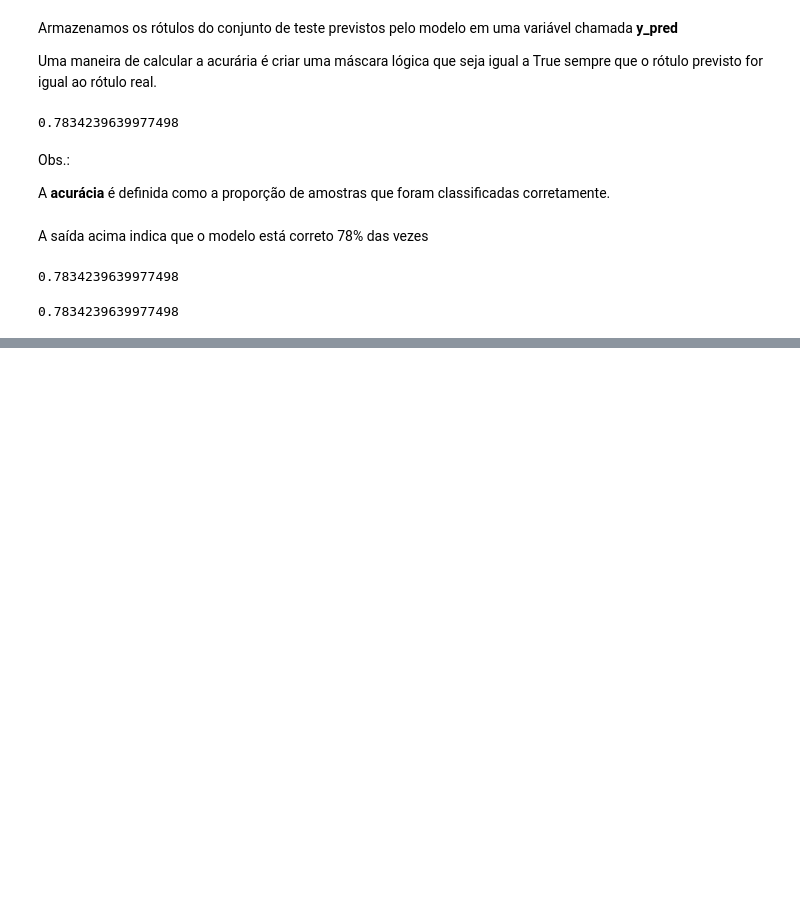
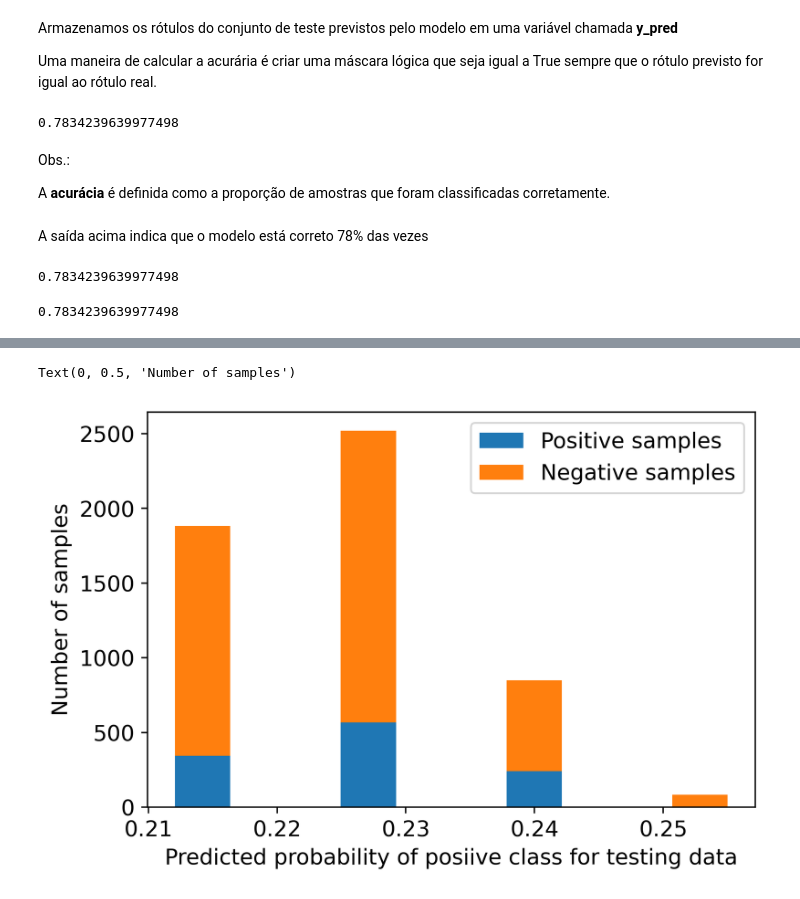
Before and after one commit to renatogcruz/pos_data_science_analytics, a Jupyter notebook: data_science/projetos_de_ciencias_de_dados_com_python/Cap 2 - Introdução ao Scikit-Learn e avaliação do modelo.ipynb, the cells around one changed output, grey strips where cells are left out. Saved outputs shown, nothing was run; the diff lists cells and outputs as text; code cells hidden in the pictures; blank space fills up the shorter version.

```diff
--- a/data_science/projetos_de_ciencias_de_dados_com_python/Cap 2 - Introdução ao Scikit-Learn e avaliação do modelo.ipynb
+++ b/data_science/projetos_de_ciencias_de_dados_com_python/Cap 2 - Introdução ao Scikit-Learn e avaliação do modelo.ipynb
@@ -460,0 +649,13 @@ metrics.accuracy_score(y_test, y_pred)
+# %%
+# Histograma empilhado de probabilidades previstas por classe
+
+pos_sample_pos_proba = pos_proba[y_test==1]
+neg_sample_pos_proba = pos_proba[y_test==0]
+
+plt.hist([pos_sample_pos_proba, neg_sample_pos_proba], histtype='barstacked')
+plt.legend(['Positive samples', 'Negative samples'])
+plt.xlabel('Predicted probability of posiive class for testing data')
+plt.ylabel('Number of samples')
+# %% [output]
+Text(0, 0.5, 'Number of samples')
+[figure, added]
```
Also changed, not shown: parts of 35 cells of this notebook.
